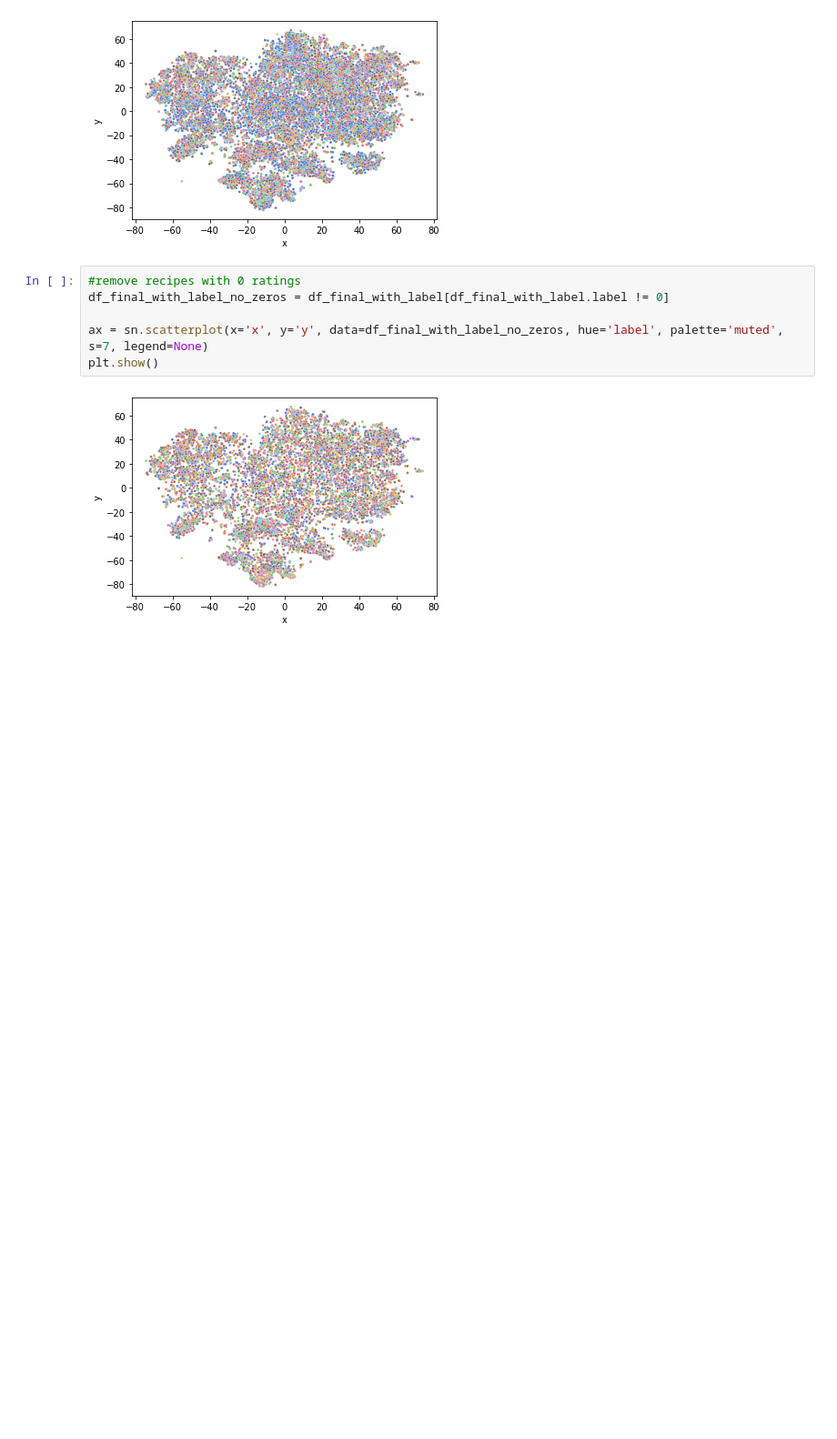
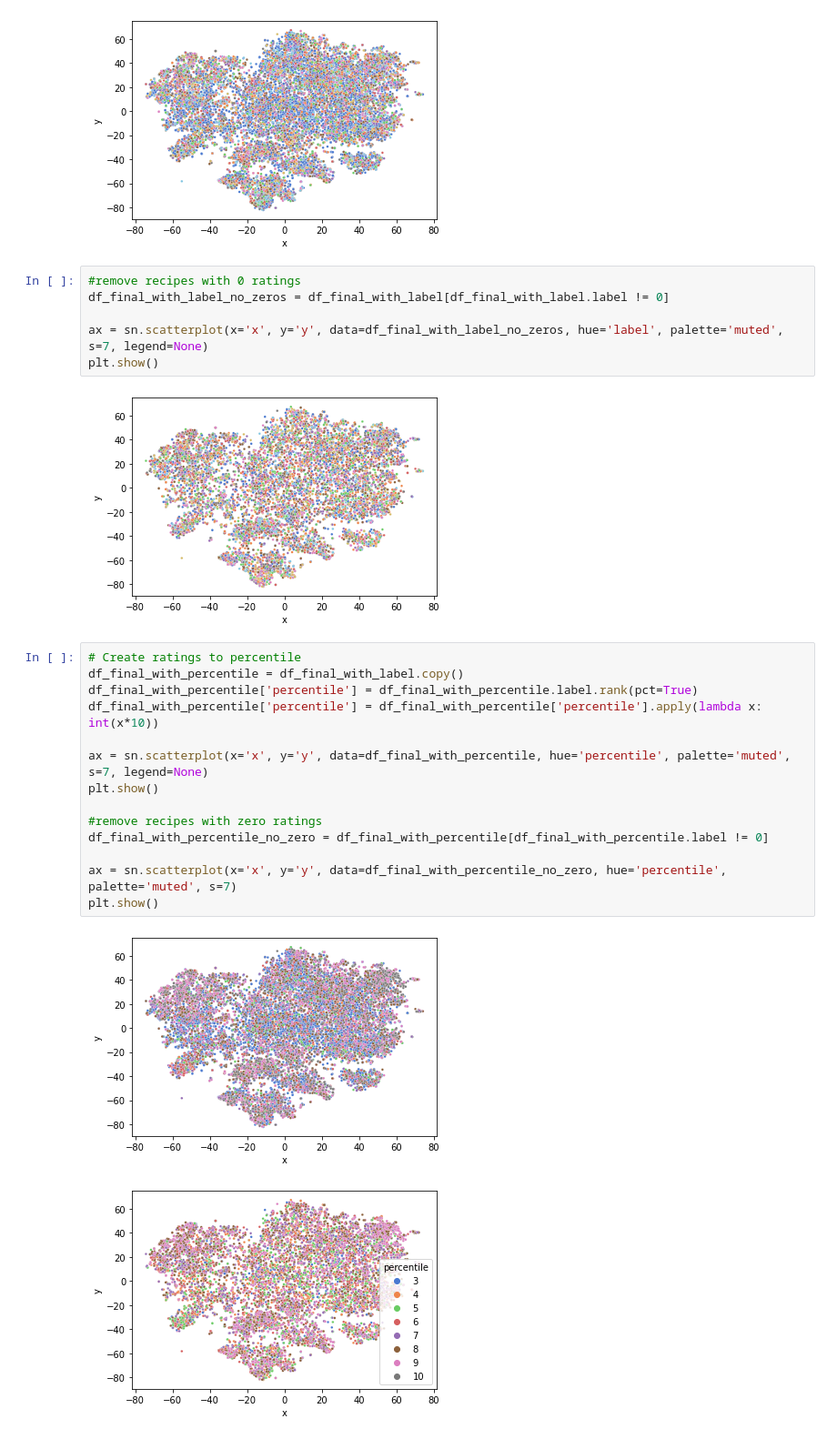
Before and after one commit to aujxn/CS445_final, a Jupyter notebook: analysis.ipynb, the cells around one changed output. Shown at 91% size. Saved outputs shown, nothing was run; the diff lists cells and outputs as text; blank space fills up the shorter version.

Commit message:
Displaying T-SNE results with percentile grouping

```diff
--- a/analysis.ipynb
+++ b/analysis.ipynb
@@ -151,3 +151,20 @@ ax = sn.scatterplot(x='x', y='y', data=df_final_with_label_no_zeros, hue='label'
 plt.show()
 # %% [output]
 [figure]
+# %%
+# Create ratings to percentile
+df_final_with_percentile = df_final_with_label.copy()
+df_final_with_percentile['percentile'] = df_final_with_percentile.label.rank(pct=True)
+df_final_with_percentile['percentile'] = df_final_with_percentile['percentile'].apply(lambda x: int(x*10))
+
+ax = sn.scatterplot(x='x', y='y', data=df_final_with_percentile, hue='percentile', palette='muted', s=7, legend=None)
+plt.show()
+
+#remove recipes with zero ratings
+df_final_with_percentile_no_zero = df_final_with_percentile[df_final_with_percentile.label != 0]
+
+ax = sn.scatterplot(x='x', y='y', data=df_final_with_percentile_no_zero, hue='percentile', palette='muted', s=7)
+plt.show()
+# %% [output]
+[figure, added]
+[figure, added]
```
